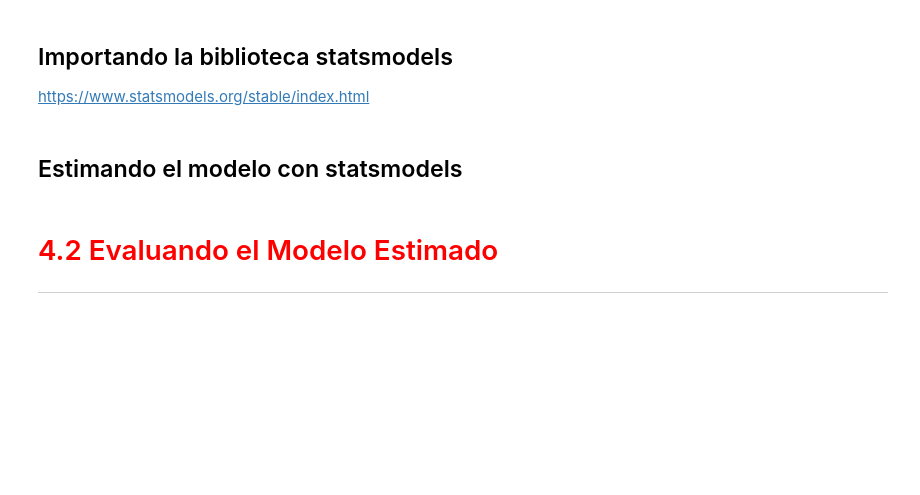
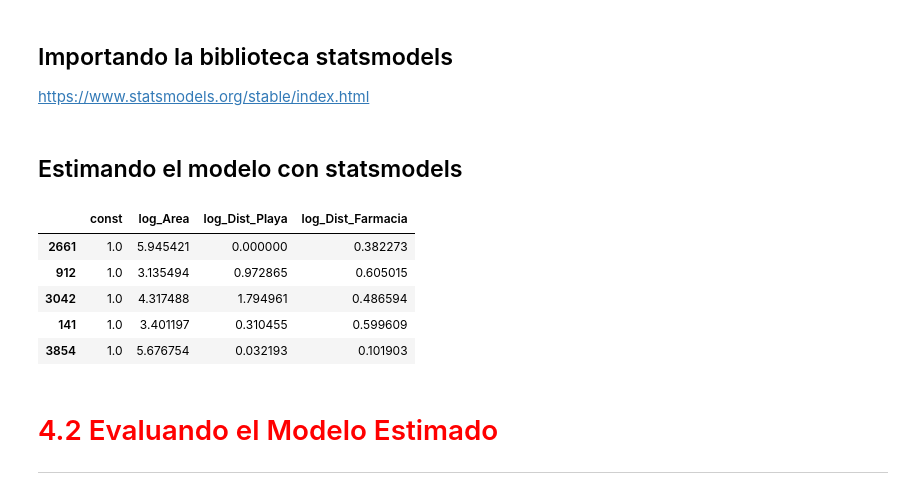
Before and after one commit to Tecindes/RegresionLineal_II, a Jupyter notebook: Regresión_Lineal_II.ipynb, the cells around one changed output. Cells and saved outputs as stored; diff of their text form; code cells hidden in the pictures; blank space fills up the shorter version.

```diff
--- a/Regresión_Lineal_II.ipynb
+++ b/Regresión_Lineal_II.ipynb
@@ -318,7 +318,7 @@ X=datos[['log_Area','log_Dist_Playa','log_Dist_Farmacia']]
 # %% [markdown]
 ## Creando los datasets de entrenamiento y de prueba
 # %%
-X_train,X_test,y_train,y_test=train_test_split(y,X,test_size=0.2,random_state=2811)
+X_train,X_test,y_train,y_test=train_test_split(X,y,test_size=0.2,random_state=2811)
 #X_train, X del conjunto de entrenamiento,  almacena valores variables explicativas
 #X_test, X del conjunto de prueba,  almacena valores variables explicativas
 #y_train, Y del conjunto de entrenamiento,  almacena valores variables dependientes relacionado con X_train
@@ -342,2 +344,13 @@ https://www.statsmodels.org/stable/index.html
 # %% [markdown]
 ## Estimando el modelo con statsmodels
+# %%
+X_train_con_constante=sm.add_constant(X_train)
+# %%
+X_train_con_constante.head()
+# %% [output]
+|  | const | log_Area | log_Dist_Playa | log_Dist_Farmacia |
+| 2661 | 1.0 | 5.945421 | 0.000000 | 0.382273 |
+| 912 | 1.0 | 3.135494 | 0.972865 | 0.605015 |
+| 3042 | 1.0 | 4.317488 | 1.794961 | 0.486594 |
+| 141 | 1.0 | 3.401197 | 0.310455 | 0.599609 |
+| 3854 | 1.0 | 5.676754 | 0.032193 | 0.101903 |
```
Also changed, not shown: parts of 3 cells of this notebook.
